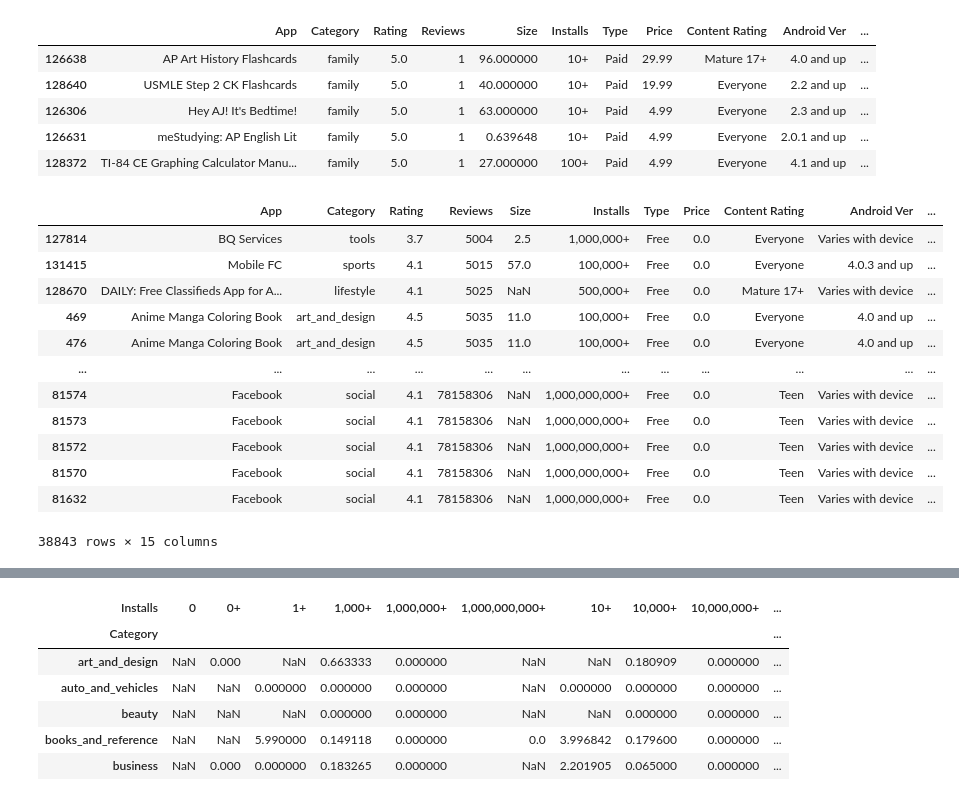
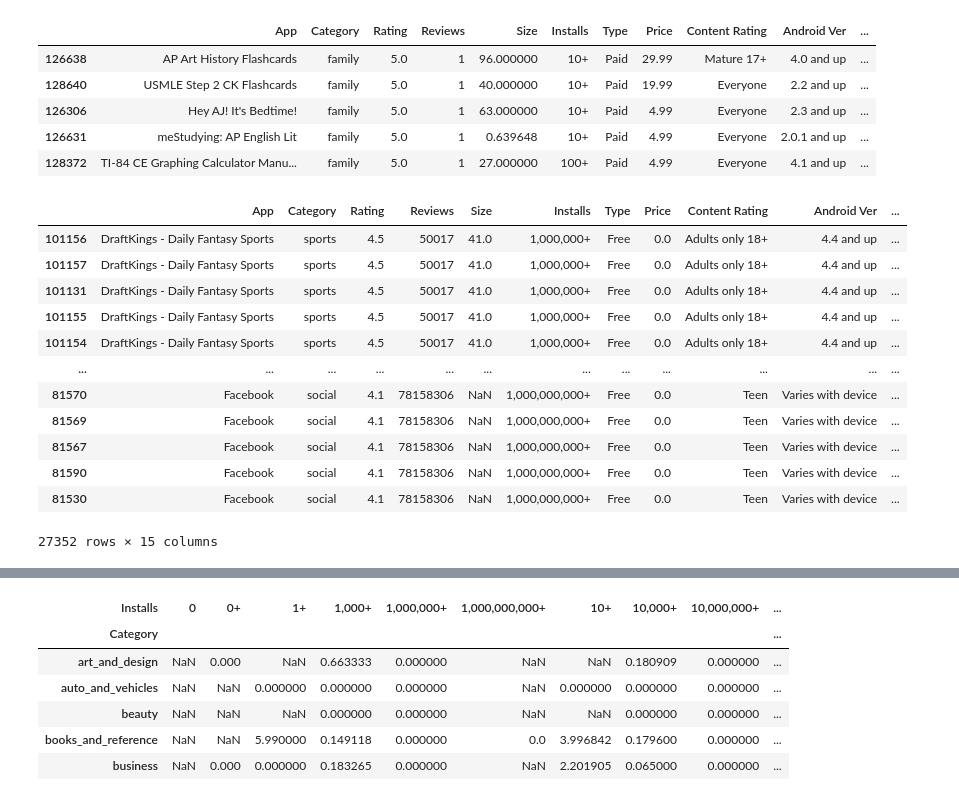
Before and after one commit to Shubhangini19/playstore-review-, a Jupyter notebook: Individual_Play_Store_App_Review_Analysis_Capstone_Project.ipynb, the cells around one changed output, grey strips where cells are left out. Drawn from its saved outputs; the diff is of its cells as text; code cells hidden in the pictures.

```diff
--- a/Individual_Play_Store_App_Review_Analysis_Capstone_Project.ipynb
+++ b/Individual_Play_Store_App_Review_Analysis_Capstone_Project.ipynb
@@ -687,22 +687,22 @@ EA
 | 128372 | TI-84 CE Graphing Calculator Manu... | family | 5.0 | 1 | 27.000000 | 100+ | Paid | 4.99 | Everyone | 4.1 and up | ... |
 # %%
 #How many apps that has more than 50k reviews.
-R= df3[   df3['Reviews'] > 5000  ].sort_values(by='Reviews')
+R= df3[   df3['Reviews'] > 50000 ].sort_values(by='Reviews')
 R
 # %% [output]
 |  | App | Category | Rating | Reviews | Size | Installs | Type | Price | Content Rating | Android Ver | ... |
-| 127814 | BQ Services | tools | 3.7 | 5004 | 2.5 | 1,000,000+ | Free | 0.0 | Everyone | Varies with device | ... |
-| 131415 | Mobile FC | sports | 4.1 | 5015 | 57.0 | 100,000+ | Free | 0.0 | Everyone | 4.0.3 and up | ... |
-| 128670 | DAILY: Free Classifieds App for A... | lifestyle | 4.1 | 5025 | NaN | 500,000+ | Free | 0.0 | Mature 17+ | Varies with device | ... |
-| 469 | Anime Manga Coloring Book | art_and_design | 4.5 | 5035 | 11.0 | 100,000+ | Free | 0.0 | Everyone | 4.0 and up | ... |
-| 476 | Anime Manga Coloring Book | art_and_design | 4.5 | 5035 | 11.0 | 100,000+ | Free | 0.0 | Everyone | 4.0 and up | ... |
+| 101156 | DraftKings - Daily Fantasy Sports | sports | 4.5 | 50017 | 41.0 | 1,000,000+ | Free | 0.0 | Adults only 18+ | 4.4 and up | ... |
+| 101157 | DraftKings - Daily Fantasy Sports | sports | 4.5 | 50017 | 41.0 | 1,000,000+ | Free | 0.0 | Adults only 18+ | 4.4 and up | ... |
+| 101131 | DraftKings - Daily Fantasy Sports | sports | 4.5 | 50017 | 41.0 | 1,000,000+ | Free | 0.0 | Adults only 18+ | 4.4 and up | ... |
+| 101155 | DraftKings - Daily Fantasy Sports | sports | 4.5 | 50017 | 41.0 | 1,000,000+ | Free | 0.0 | Adults only 18+ | 4.4 and up | ... |
+| 101154 | DraftKings - Daily Fantasy Sports | sports | 4.5 | 50017 | 41.0 | 1,000,000+ | Free | 0.0 | Adults only 18+ | 4.4 and up | ... |
 | ... | ... | ... | ... | ... | ... | ... | ... | ... | ... | ... | ... |
-| 81574 | Facebook | social | 4.1 | 78158306 | NaN | 1,000,000,000+ | Free | 0.0 | Teen | Varies with device | ... |
-| 81573 | Facebook | social | 4.1 | 78158306 | NaN | 1,000,000,000+ | Free | 0.0 | Teen | Varies with device | ... |
-| 81572 | Facebook | social | 4.1 | 78158306 | NaN | 1,000,000,000+ | Free | 0.0 | Teen | Varies with device | ... |
 | 81570 | Facebook | social | 4.1 | 78158306 | NaN | 1,000,000,000+ | Free | 0.0 | Teen | Varies with device | ... |
-| 81632 | Facebook | social | 4.1 | 78158306 | NaN | 1,000,000,000+ | Free | 0.0 | Teen | Varies with device | ... |
+| 81569 | Facebook | social | 4.1 | 78158306 | NaN | 1,000,000,000+ | Free | 0.0 | Teen | Varies with device | ... |
+| 81567 | Facebook | social | 4.1 | 78158306 | NaN | 1,000,000,000+ | Free | 0.0 | Teen | Varies with device | ... |
+| 81590 | Facebook | social | 4.1 | 78158306 | NaN | 1,000,000,000+ | Free | 0.0 | Teen | Varies with device | ... |
+| 81530 | Facebook | social | 4.1 | 78158306 | NaN | 1,000,000,000+ | Free | 0.0 | Teen | Varies with device | ... |
-38843 rows × 15 columns
+27352 rows × 15 columns
 # %%
 R.hist('Reviews')
 # %% [output]
```
Also changed, not shown: parts of 2 cells of this notebook.
